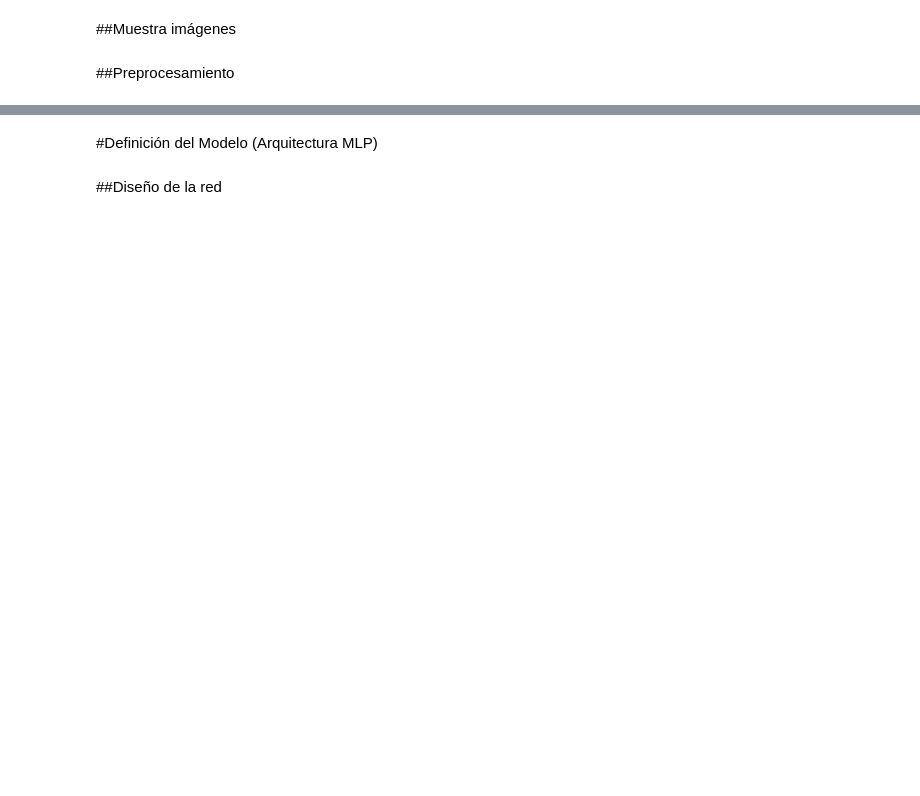
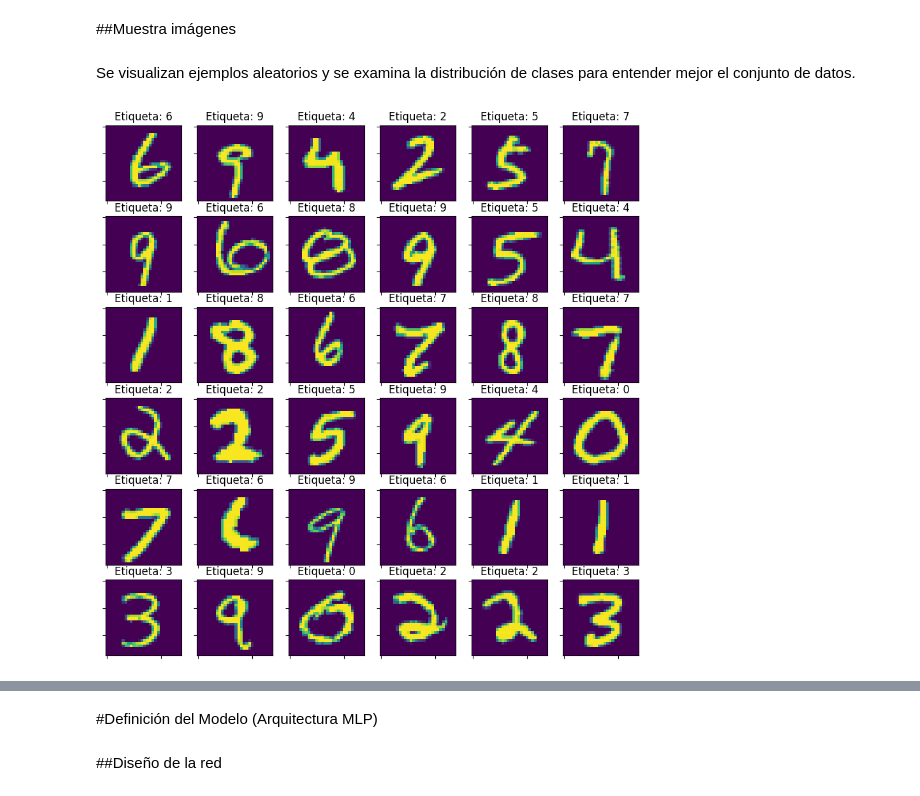
Before and after one commit to SamoooX/DLY0100_Entrega_1_Equipo_3, a Jupyter notebook: DLY0100_Entrega_1_Equipo_3.ipynb, the cells around one changed output, grey strips where cells are left out. Drawn from its saved outputs; the diff is of its cells as text; code cells hidden in the pictures; blank space fills up the shorter version.

Commit message:
Introducción, carga y procesamiento de datos, y diseño de la red base completados

```diff
--- a/DLY0100_Entrega_1_Equipo_3.ipynb
+++ b/DLY0100_Entrega_1_Equipo_3.ipynb
@@ -112,2 +120,18 @@ X_test: (10000, 784), y_test: (10000, 10)
-# %% [markdown]
-##Preprocesamiento
+# %% [markdown]
+Se visualizan ejemplos aleatorios y se examina la distribución de clases para entender mejor el conjunto de datos.
+# %%
+H = 6
+W = 6
+
+fig, axs = plt.subplots(H, W, figsize=(1.8*H,1.8*W))
+for i in range(H):
+  for j in range(W):
+    ex = np.random.randint(len(X_train))
+    label = np.argmax(y_train[ex])
+    axs[i,j].set_title("Etiqueta: " + str(label))
+    axs[i,j].grid(False)
+    axs[i,j].set_xticklabels([])
+    axs[i,j].set_yticklabels([])
+    axs[i,j].imshow(X_train[ex].reshape(28, 28))
+# %% [output]
+[figure, added]
```
Also changed, not shown: parts of 29 cells of this notebook.
